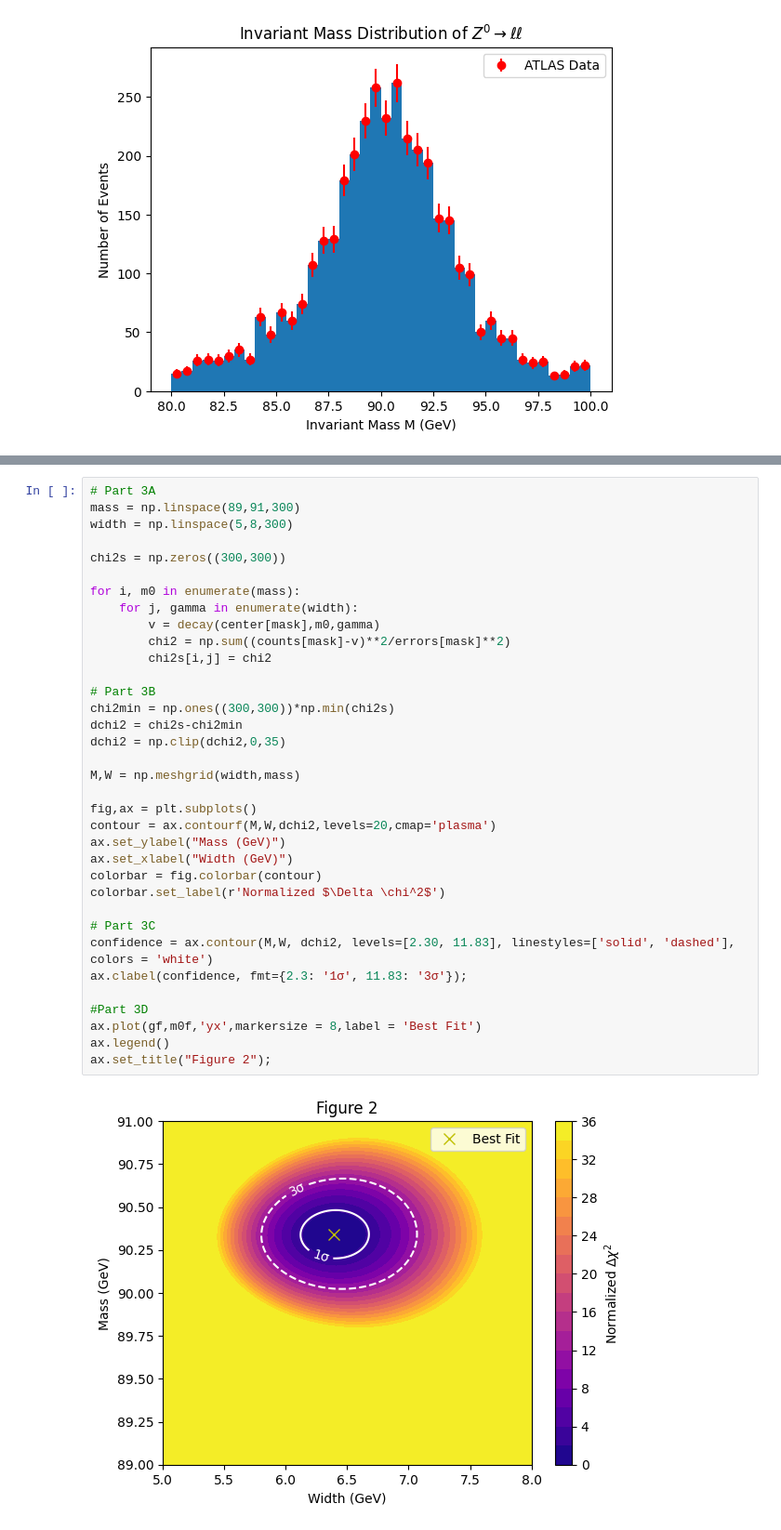
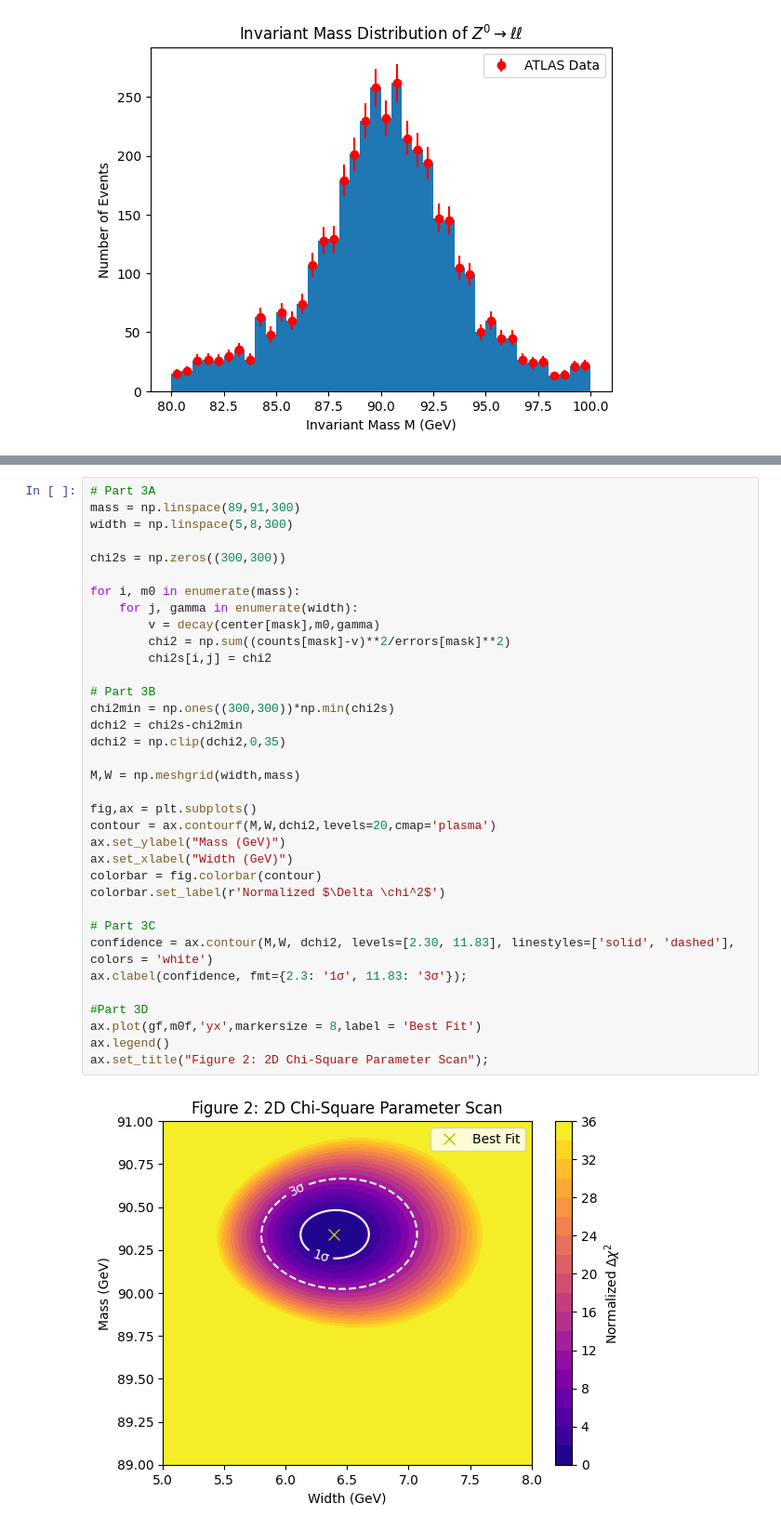
Before and after one commit to duddellasiri/PHYS265-spring25, a Jupyter notebook: Lab3/Lab3.ipynb, the cells around one changed output, grey strips where cells are left out. Shown at 93% size. Drawn from its saved outputs; the diff is of its cells as text.

```diff
--- a/Lab3/Lab3.ipynb
+++ b/Lab3/Lab3.ipynb
@@ -88,32 +88,32 @@ width = np.linspace(5,8,300)
 chi2s = np.zeros((300,300))
 
 for i, m0 in enumerate(mass):
     for j, gamma in enumerate(width):
         v = decay(center[mask],m0,gamma)
         chi2 = np.sum((counts[mask]-v)**2/errors[mask]**2)
         chi2s[i,j] = chi2
 
 # Part 3B
 chi2min = np.ones((300,300))*np.min(chi2s)
 dchi2 = chi2s-chi2min
 dchi2 = np.clip(dchi2,0,35)
 
 M,W = np.meshgrid(width,mass)
 
 fig,ax = plt.subplots()
 contour = ax.contourf(M,W,dchi2,levels=20,cmap='plasma')
 ax.set_ylabel("Mass (GeV)")
 ax.set_xlabel("Width (GeV)")
 colorbar = fig.colorbar(contour)
 colorbar.set_label(r'Normalized $\Delta \chi^2$')
 
 # Part 3C
 confidence = ax.contour(M,W, dchi2, levels=[2.30, 11.83], linestyles=['solid', 'dashed'], colors = 'white')
 ax.clabel(confidence, fmt={2.3: '1σ', 11.83: '3σ'});
 
 #Part 3D
 ax.plot(gf,m0f,'yx',markersize = 8,label = 'Best Fit')
 ax.legend()
-ax.set_title("Figure 2");
+ax.set_title("Figure 2: 2D Chi-Square Parameter Scan");
 # %% [output]
-[figure, old version]
+[figure, new version]
```
Also changed, not shown: parts of 1 cell of this notebook, 5 other files.
